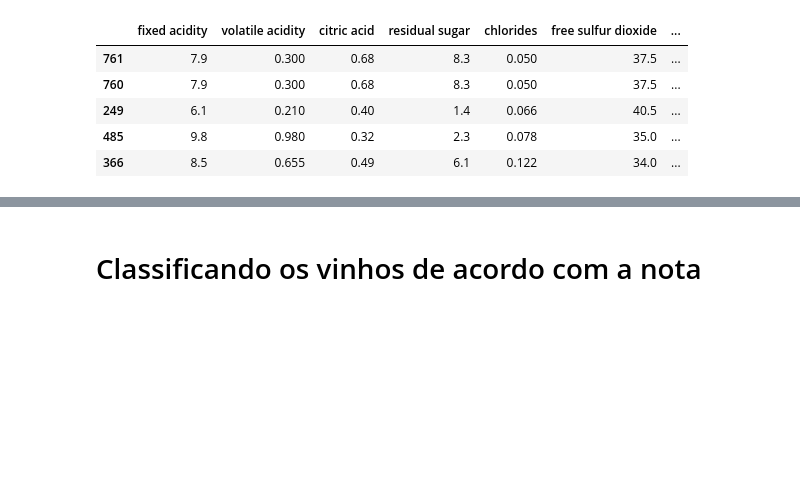
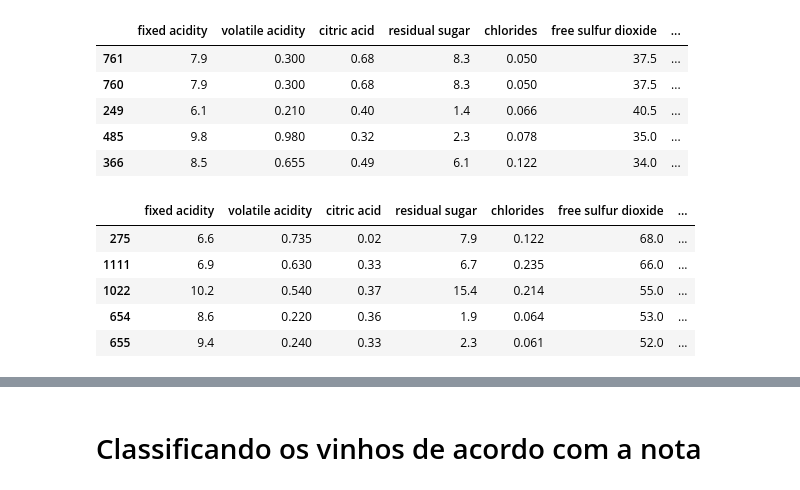
Before and after one commit to aneliabe/wine-quality-classification, a Jupyter notebook: notebooks/wine_quality_analysis.ipynb, the cells around one changed output, grey strips where cells are left out. Saved outputs shown, nothing was run; the diff lists cells and outputs as text; code cells hidden in the pictures; blank space fills up the shorter version.

```diff
--- a/notebooks/wine_quality_analysis.ipynb
+++ b/notebooks/wine_quality_analysis.ipynb
@@ -420,3 +439,13 @@ df.nlargest(5, "total sulfur dioxide")
 | 249 | 6.1 | 0.210 | 0.40 | 1.4 | 0.066 | 40.5 | ... |
 | 485 | 9.8 | 0.980 | 0.32 | 2.3 | 0.078 | 35.0 | ... |
 | 366 | 8.5 | 0.655 | 0.49 | 6.1 | 0.122 | 34.0 | ... |
+# %%
+# mostrando os maiores valores
+df_clean.nlargest(5, "free sulfur dioxide")
+# %% [output]
+|  | fixed acidity | volatile acidity | citric acid | residual sugar | chlorides | free sulfur dioxide | ... |
+| 275 | 6.6 | 0.735 | 0.02 | 7.9 | 0.122 | 68.0 | ... |
+| 1111 | 6.9 | 0.630 | 0.33 | 6.7 | 0.235 | 66.0 | ... |
+| 1022 | 10.2 | 0.540 | 0.37 | 15.4 | 0.214 | 55.0 | ... |
+| 654 | 8.6 | 0.220 | 0.36 | 1.9 | 0.064 | 53.0 | ... |
+| 655 | 9.4 | 0.240 | 0.33 | 2.3 | 0.061 | 52.0 | ... |
```
Also changed, not shown: parts of 22 cells of this notebook.
